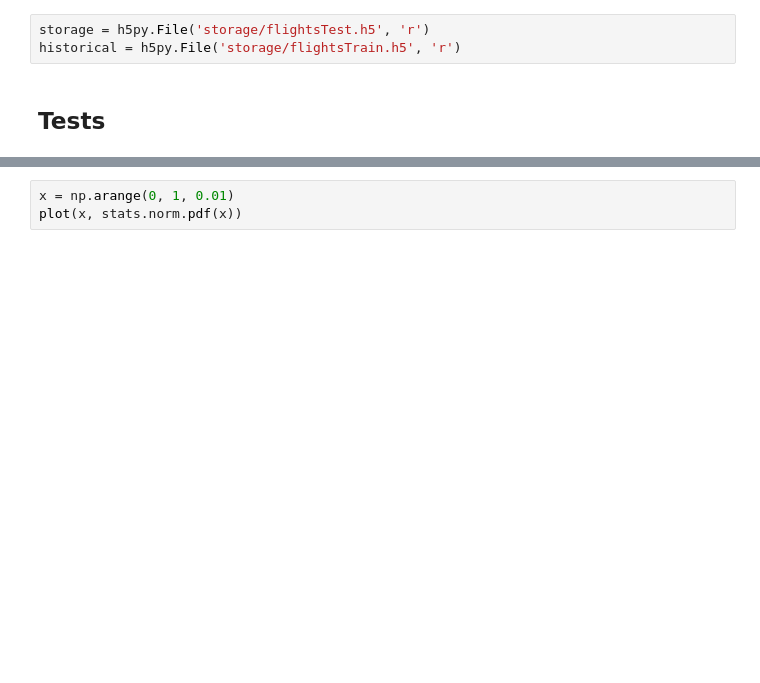
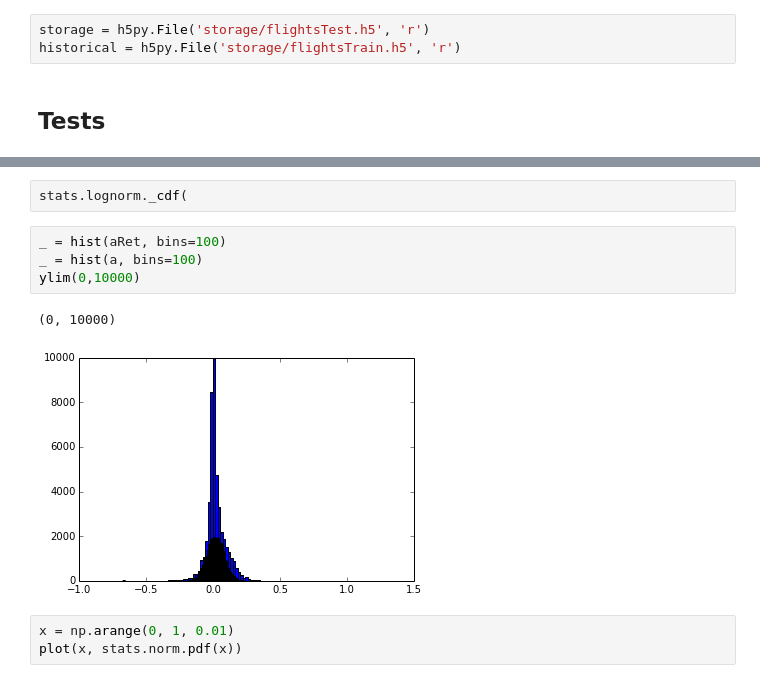
Before and after one commit to vankempen/Thesis, a Jupyter notebook: Simulation/Statistical Analysis.ipynb, the cells around one changed output, grey strips where cells are left out. Saved outputs shown, nothing was run; the diff lists cells and outputs as text; blank space fills up the shorter version.

```diff
--- a/Simulation/Statistical Analysis.ipynb
+++ b/Simulation/Statistical Analysis.ipynb
@@ -53,3 +64,12 @@ stats.kstest(na, 'norm', args=(5, 10))
+# %%
+stats.lognorm._cdf(
+# %%
+_ = hist(aRet, bins=100)
+_ = hist(a, bins=100)
+ylim(0,10000)
+# %% [output]
+(0, 10000)
+[figure, added]
 # %%
 x = np.arange(0, 1, 0.01)
 plot(x, stats.norm.pdf(x))
```
Also changed, not shown: parts of 8 cells of this notebook, 9 other files.
